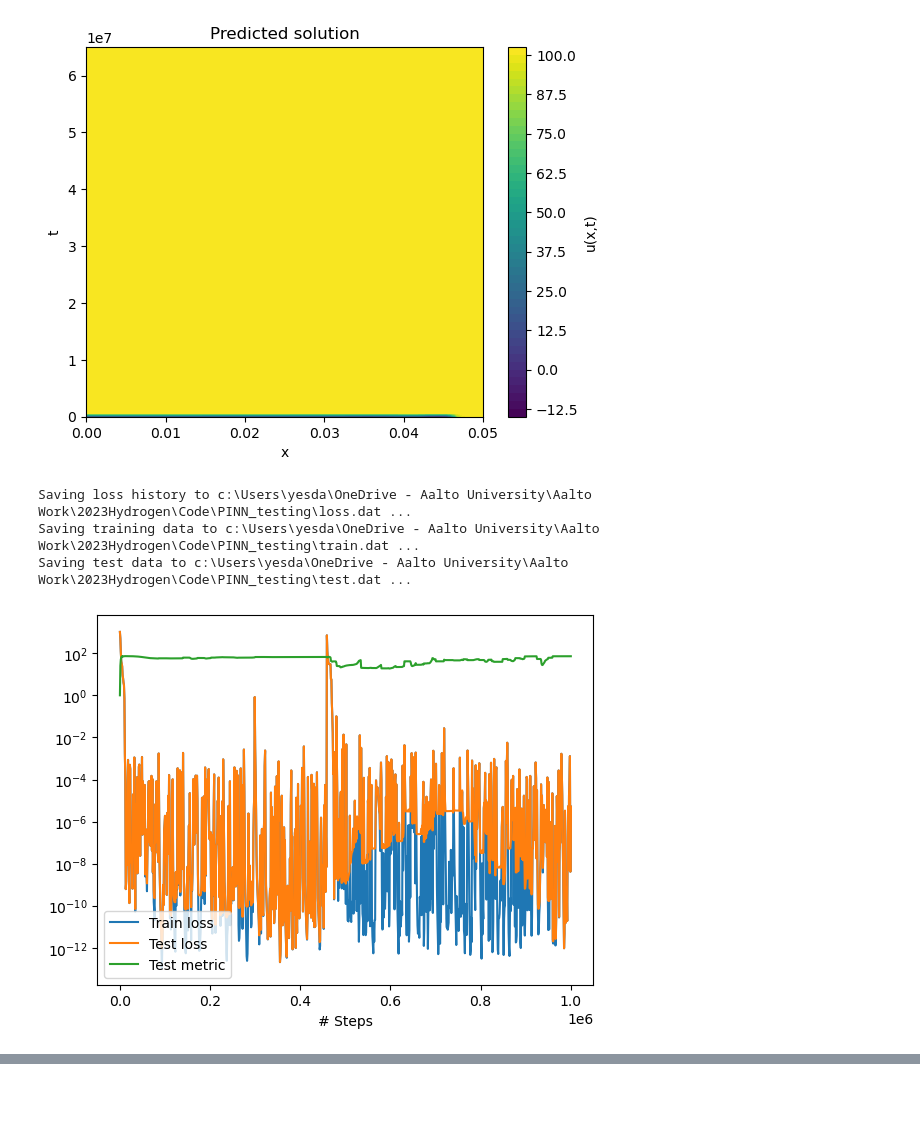
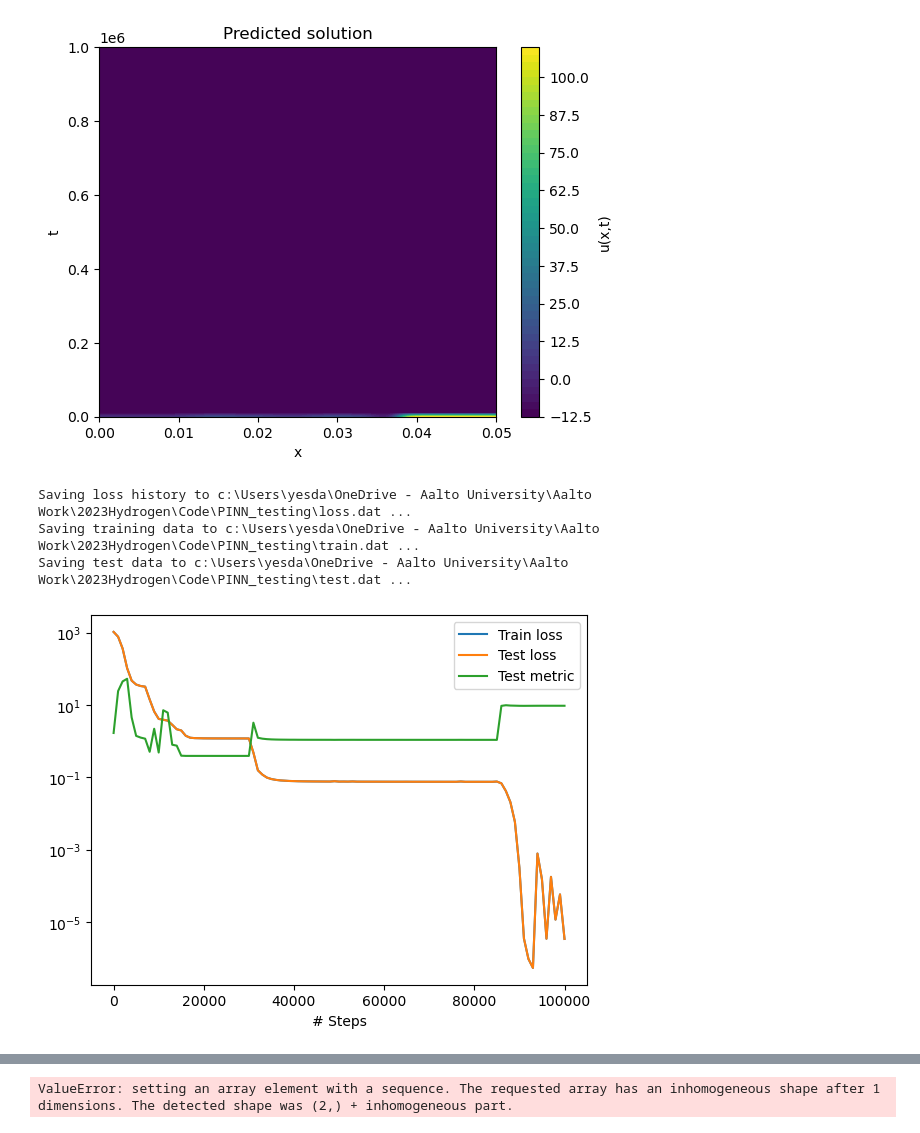
Before and after one commit to Daniel19993099/PINN_testing, a Jupyter notebook: PINN_0.1.5.ipynb, the cells around one changed output, grey strips where cells are left out. Drawn from its saved outputs; the diff is of its cells as text; code cells hidden in the pictures; blank space fills up the shorter version.

```diff
--- a/PINN_0.1.5.ipynb
+++ b/PINN_0.1.5.ipynb
@@ -54,7 +54,7 @@ observe_y = dde.icbc.PointSetBC(observe_x, func(observe_x), component=0)
 
 data = dde.data.TimePDE(geomtime, pde, [ observe_y], num_domain=40, solution=func, num_test=10000)
 
-layer_size = [2] + [50] * 5 + [1]
+layer_size = [2] + [32] * 2 + [1]
 activation = "tanh"
 initializer = "Glorot uniform"
 
@@ -86,27 +88,27 @@ Step      Train loss              Test loss               Test metric
 # %%
 import matplotlib.pyplot as plt
 
 # Create a grid of points to evaluate the solution
 x = np.linspace(0, 0.05, 100)
-t = np.linspace(0, 6.5e7, 100)
+t = np.linspace(0, 1e6, 100)
 X, T = np.meshgrid(x, t)
 points = np.vstack([X.ravel(), T.ravel()]).T
 
 # Predict the solution at these grid points
 y_pred = model.predict(points).reshape(X.shape)
 
 # Plot the solution
 plt.contourf(X, T, y_pred, levels=50, cmap='viridis')
 plt.colorbar(label='u(x,t)')
 plt.xlabel('x')
 plt.ylabel('t')
 plt.title('Predicted solution')
 plt.show()
 
 dde.saveplot(losshistory, train_state, issave=True, isplot=True)
 # %% [output]
-[figure, old version]
+[figure, new version]
 Saving loss history to c:\Users\yesda\OneDrive - Aalto University\Aalto Work\2023Hydrogen\Code\PINN_testing\loss.dat ...
 Saving training data to c:\Users\yesda\OneDrive - Aalto University\Aalto Work\2023Hydrogen\Code\PINN_testing\train.dat ...
 Saving test data to c:\Users\yesda\OneDrive - Aalto University\Aalto Work\2023Hydrogen\Code\PINN_testing\test.dat ...
-[figure, old version]
+[figure, new version]
@@ -114,7 +116,9 @@ Saving test data to c:\Users\yesda\OneDrive - Aalto University\Aalto Work\2023Hy
 # %%
 # Define points where you want to evaluate the solution
-points = np.array([[0.5, 0.5], [-0.5, 0.5]])  # Example points (x, t)
+points = np.array([[0.5, 0.5], [0,5, 1]])  # Example points (x, t)
 
 # Use the trained model to predict the solution at these points
 y_pred = model.predict(points)
 print("Predicted solution at points:", y_pred)
+# %% [output]
+ValueError: setting an array element with a sequence. The requested array has an inhomogeneous shape after 1 dimensions. The detected shape was (2,) + inhomogeneous part.
```
Also changed, not shown: parts of 2 cells of this notebook, 2 other files.
